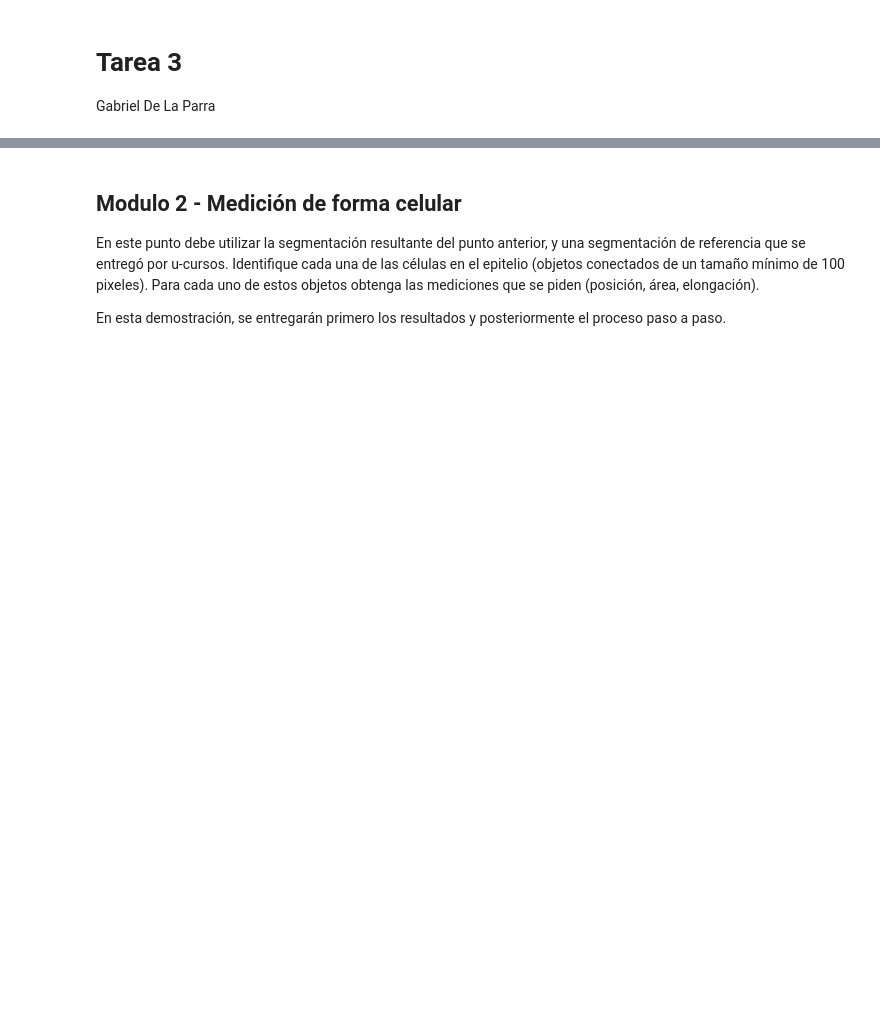
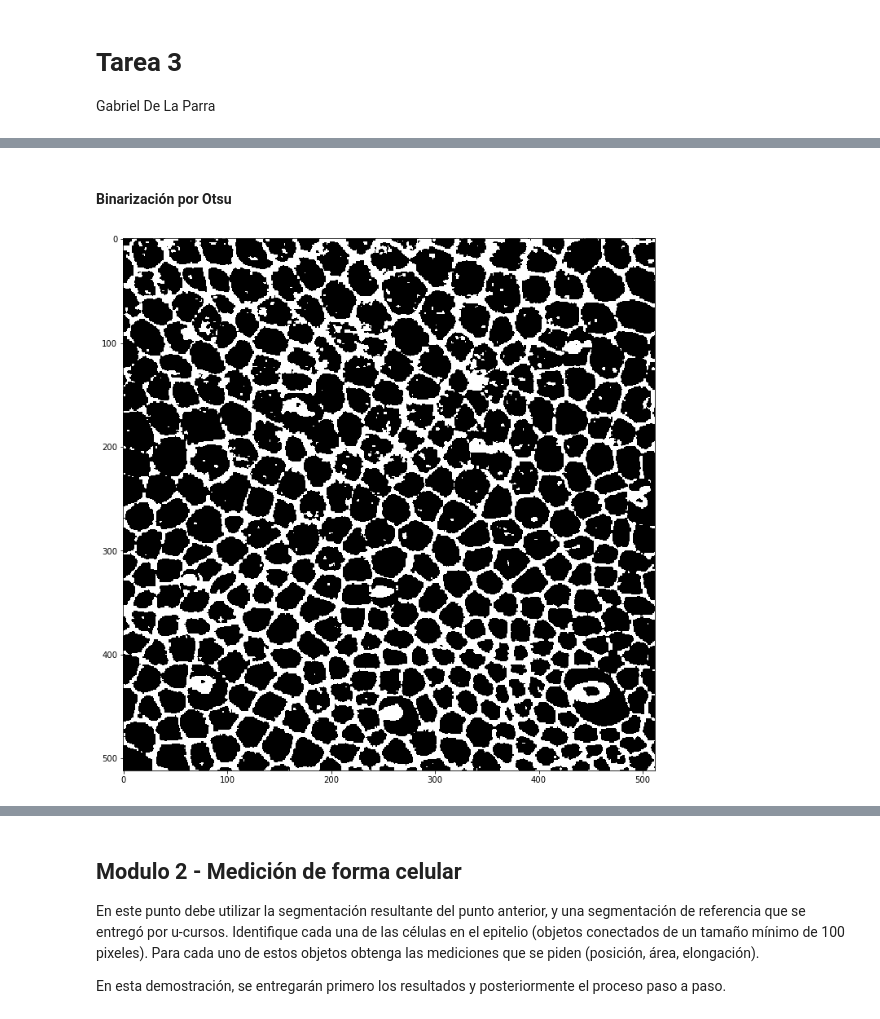
Before and after one commit to gabrieldelaparra/CC5508-2017-1-Tarea3, a Jupyter notebook: Tarea3.ipynb, the cells around one changed output, grey strips where cells are left out. Cells and saved outputs as stored; diff of their text form; code cells hidden in the pictures; blank space fills up the shorter version.

```diff
--- a/Tarea3.ipynb
+++ b/Tarea3.ipynb
@@ -3,0 +130,8 @@ Gabriel De La Parra
+# %% [markdown]
+#### Binarización por Otsu
+# %%
+image = image < (filters.threshold_otsu(image))
+plt.imshow(image, cmap="gray")
+plt.show()
+# %% [output]
+[figure, added]
```
Also changed, not shown: parts of 39 cells of this notebook.
